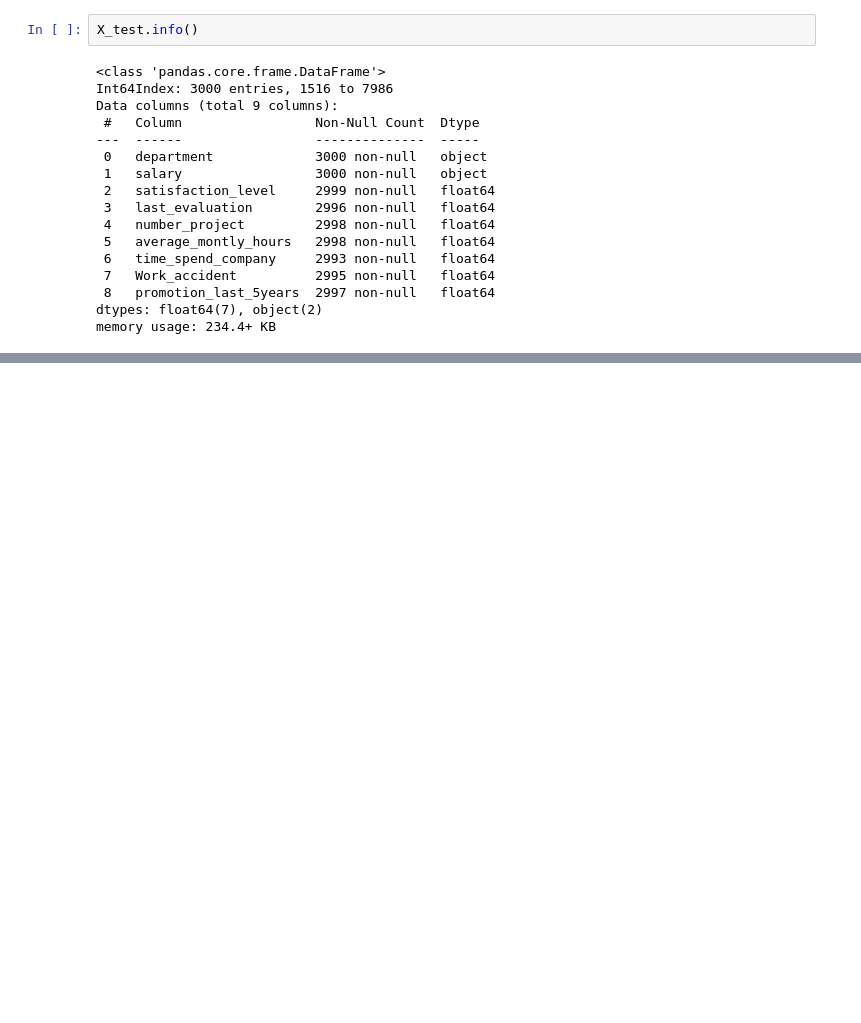
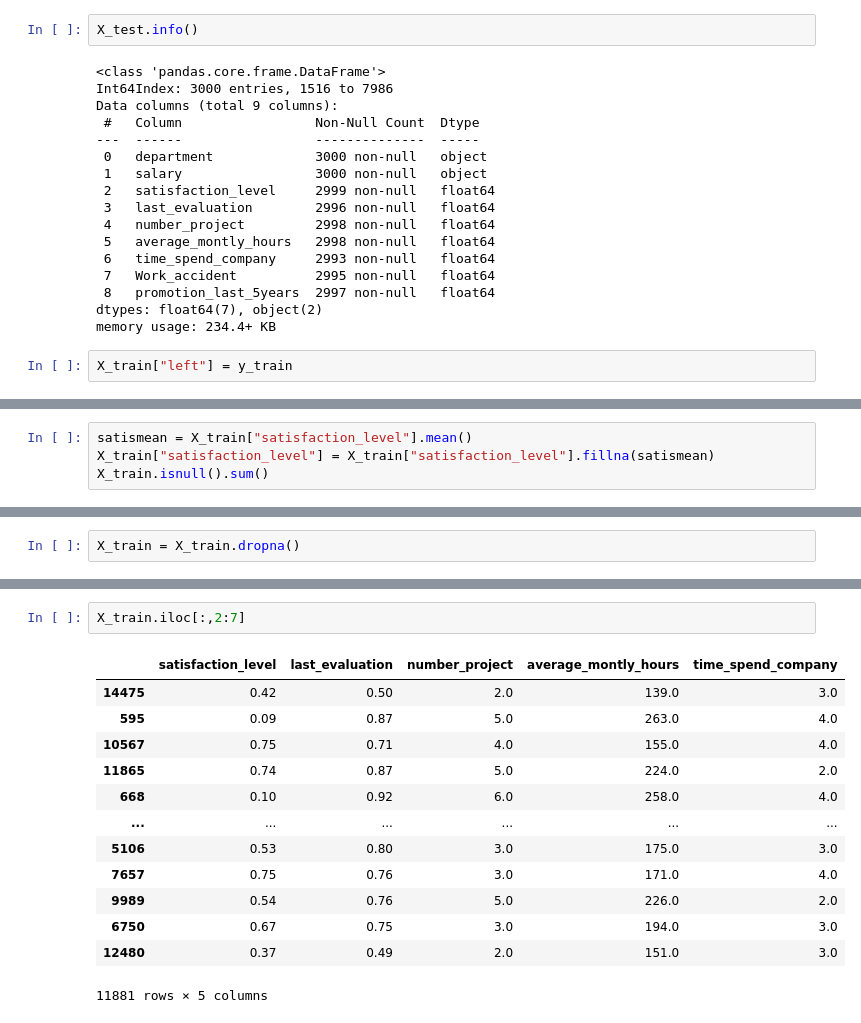
Before and after one commit to rizkitaufikanindhita/etc, a Jupyter notebook: DataPreprocessing.ipynb, the cells around one changed output, grey strips where cells are left out. Saved outputs shown, nothing was run; the diff lists cells and outputs as text; blank space fills up the shorter version.

```diff
--- a/DataPreprocessing.ipynb
+++ b/DataPreprocessing.ipynb
@@ -214,3 +214,5 @@ Data columns (total 9 columns):
  8   promotion_last_5years  2997 non-null   float64
 dtypes: float64(7), object(2)
 memory usage: 234.4+ KB
+# %%
+X_train["left"] = y_train
@@ -216,0 +294,4 @@ memory usage: 234.4+ KB
+# %%
+satismean = X_train["satisfaction_level"].mean()
+X_train["satisfaction_level"] = X_train["satisfaction_level"].fillna(satismean)
+X_train.isnull().sum()
@@ -216,0 +344,2 @@ memory usage: 234.4+ KB
+# %%
+X_train = X_train.dropna()
@@ -216,0 +379,16 @@ memory usage: 234.4+ KB
+# %%
+X_train.iloc[:,2:7]
+# %% [output]
+|  | satisfaction_level | last_evaluation | number_project | average_montly_hours | time_spend_company |
+| 14475 | 0.42 | 0.50 | 2.0 | 139.0 | 3.0 |
+| 595 | 0.09 | 0.87 | 5.0 | 263.0 | 4.0 |
+| 10567 | 0.75 | 0.71 | 4.0 | 155.0 | 4.0 |
+| 11865 | 0.74 | 0.87 | 5.0 | 224.0 | 2.0 |
+| 668 | 0.10 | 0.92 | 6.0 | 258.0 | 4.0 |
+| ... | ... | ... | ... | ... | ... |
+| 5106 | 0.53 | 0.80 | 3.0 | 175.0 | 3.0 |
+| 7657 | 0.75 | 0.76 | 3.0 | 171.0 | 4.0 |
+| 9989 | 0.54 | 0.76 | 5.0 | 226.0 | 2.0 |
+| 6750 | 0.67 | 0.75 | 3.0 | 194.0 | 3.0 |
+| 12480 | 0.37 | 0.49 | 2.0 | 151.0 | 3.0 |
+11881 rows × 5 columns
```
Also changed, not shown: parts of 24 cells of this notebook.
